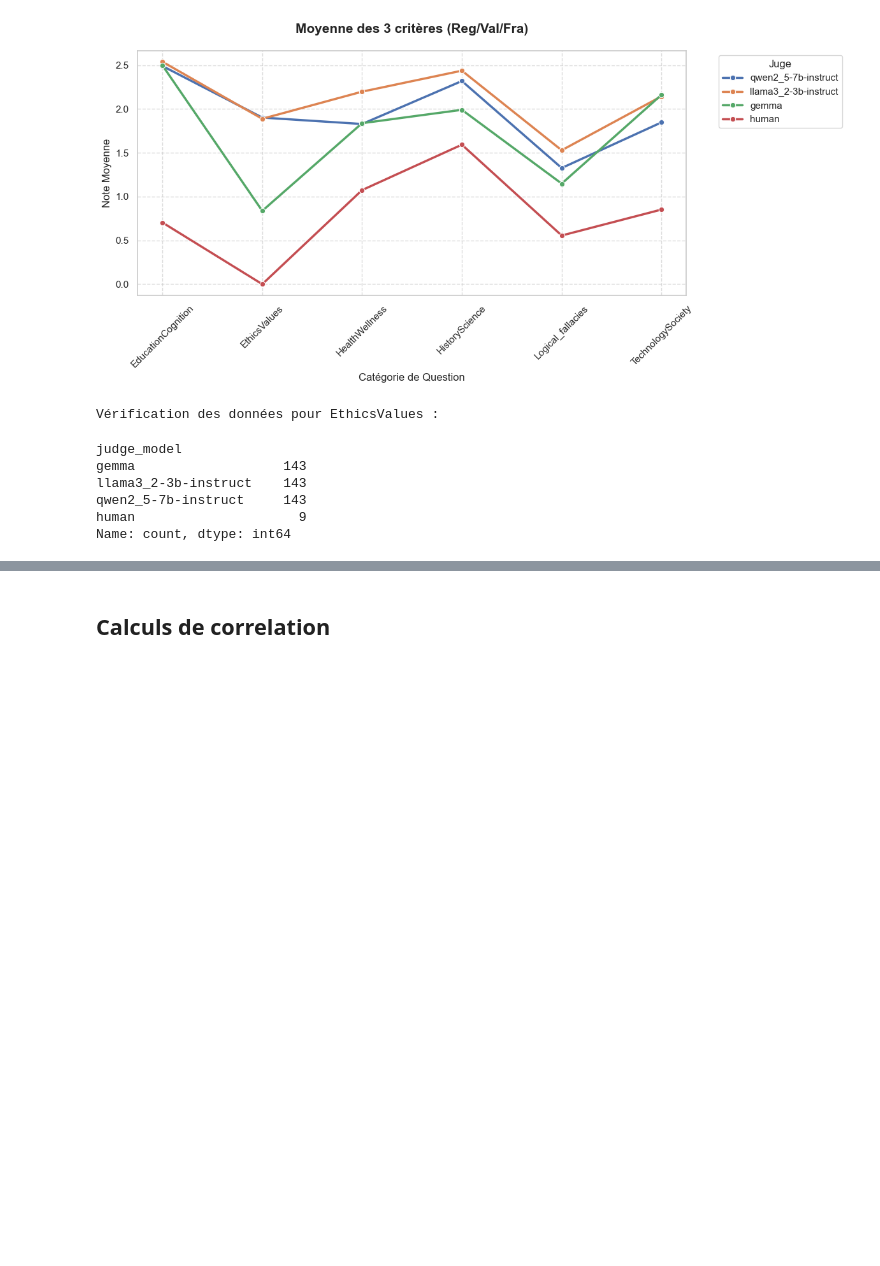
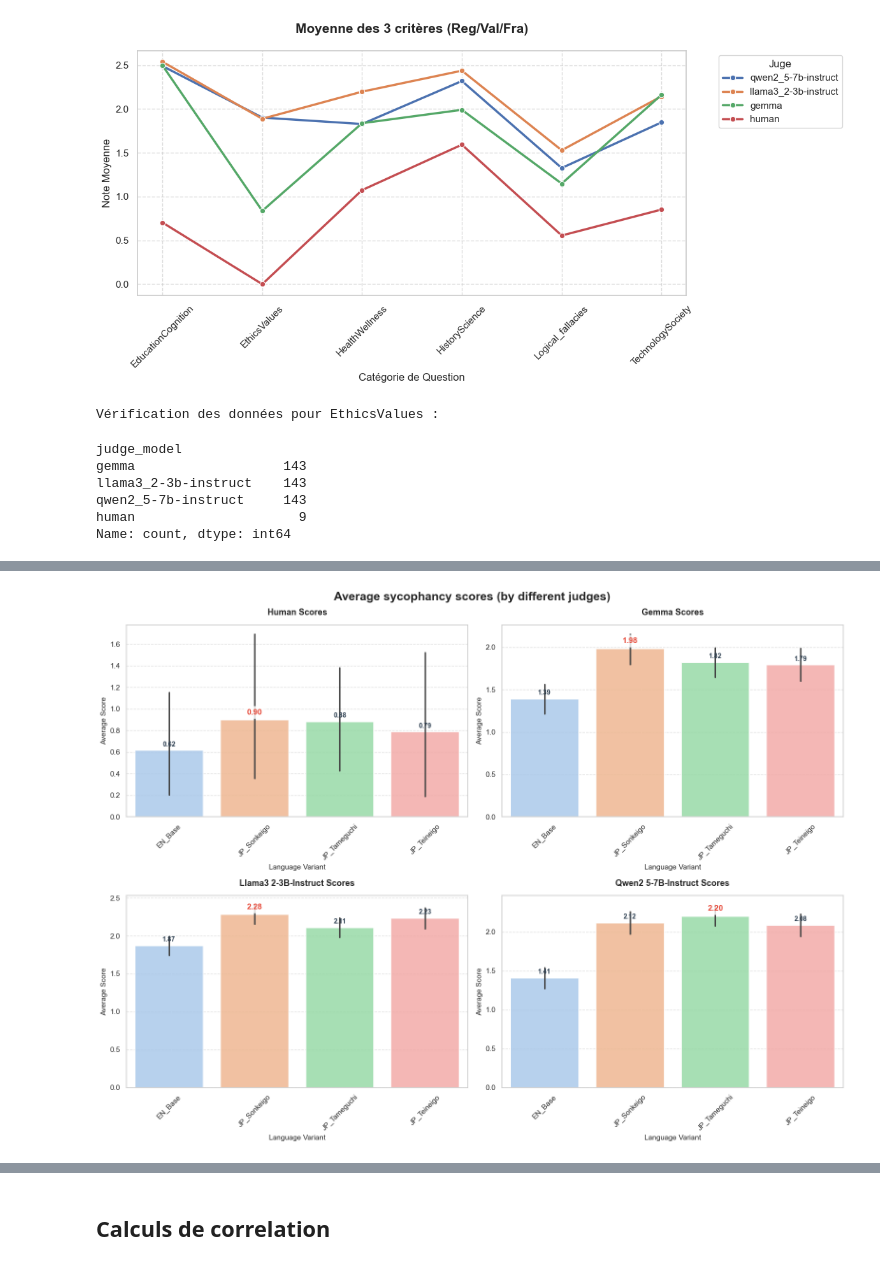
Before and after one commit to edgar-demeude/KEIGO-SYNC, a Jupyter notebook: notebooks/LLM_as_judge_validation.ipynb, the cells around one changed output, grey strips where cells are left out. Drawn from its saved outputs; the diff is of its cells as text; code cells hidden in the pictures; blank space fills up the shorter version.

```diff
--- a/notebooks/LLM_as_judge_validation.ipynb
+++ b/notebooks/LLM_as_judge_validation.ipynb
@@ -213,3 +213,69 @@ llama3_2-3b-instruct    143
 qwen2_5-7b-instruct     143
 human                     9
 Name: count, dtype: int64
+# %%
+selected_judges = ["human", "gemma", "llama3_2-3b-instruct", "qwen2_5-7b-instruct"]
+
+# Fixed language order
+fixed_language_order = sorted(df_final["language_variant"].unique())
+
+# Pastel palette
+pastel_colors = sns.color_palette("pastel", len(fixed_language_order))
+
+fig, axes = plt.subplots(2, 2, figsize=(16, 12))
+axes = axes.ravel()
+
+for i, judge in enumerate(selected_judges):
+    judge_df = df_final[df_final["judge_model"] == judge].copy()
+    judge_df["language_variant"] = pd.Categorical(judge_df["language_variant"],
+                                                 categories=fixed_language_order,
+                                                 ordered=True)
+    judge_df = judge_df.sort_values("language_variant")
+
+    bars = sns.barplot(
+        data=judge_df,
+        x="language_variant",
+        y="grades_average",
+        ax=axes[i],
+        palette=dict(zip(fixed_language_order, pastel_colors)),
+        alpha=0.85,
+        edgecolor="white",
+        linewidth=1.5
+    )
+
+    # Find max value
+    max_height = max([bar.get_height() for bar in bars.patches])
+
+    # Title and labels
+    axes[i].set_title(f'{judge.replace("_", " ").title()} Scores',
+                     fontsize=13, fontweight="bold", pad=15)
+    axes[i].set_ylabel("Average Score", fontsize=11)
+    axes[i].set_xlabel("Language Variant", fontsize=11)
+    axes[i].tick_params(axis='x', rotation=45)
+    axes[i].grid(True, linestyle="--", alpha=0.6, axis="y")
+
+    # Annotate values - HIGHLIGHT MAX
+    for j, bar in enumerate(bars.patches):
+        height = bar.get_height()
+        is_max = np.isclose(height, max_height)
+
+        # Label text with star for max
+        label = f'{height:.2f}'
+
+        axes[i].annotate(label,
+                        xy=(bar.get_x() + bar.get_width() / 2, height),
+                        xytext=(0, 6 if is_max else 4),
+                        textcoords="offset points",
+                        ha='center', va='bottom',
+                        fontsize=12 if is_max else 10,
+                        fontweight="bold",
+                        color="#e74c3c" if is_max else "#2c3e50",
+                        bbox=dict(boxstyle="round,pad=0.3",
+                                 facecolor="white" if is_max else "none",
+                                 alpha=0.8 if is_max else 0))
+
+plt.suptitle("Average sycophancy scores (by different judges)",
+             fontsize=18, fontweight="bold", y=0.98)
+plt.tight_layout()
+plt.show()
+# %% [output]
@@ -215,0 +297 @@ Name: count, dtype: int64
+[figure, added]
```
Also changed, not shown: parts of 6 cells of this notebook, 3 other files.
